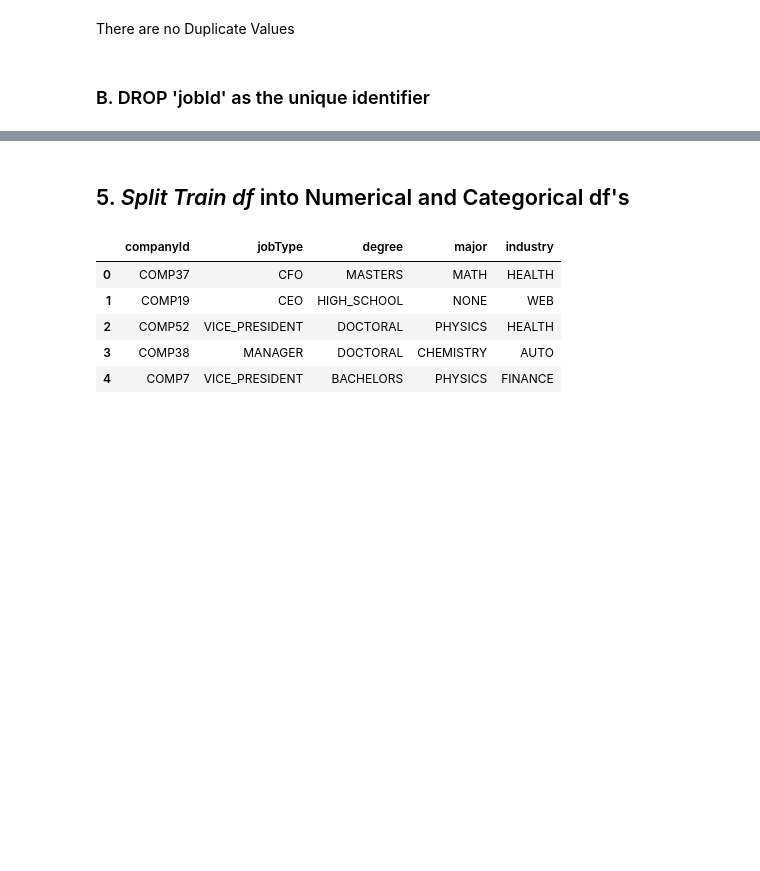
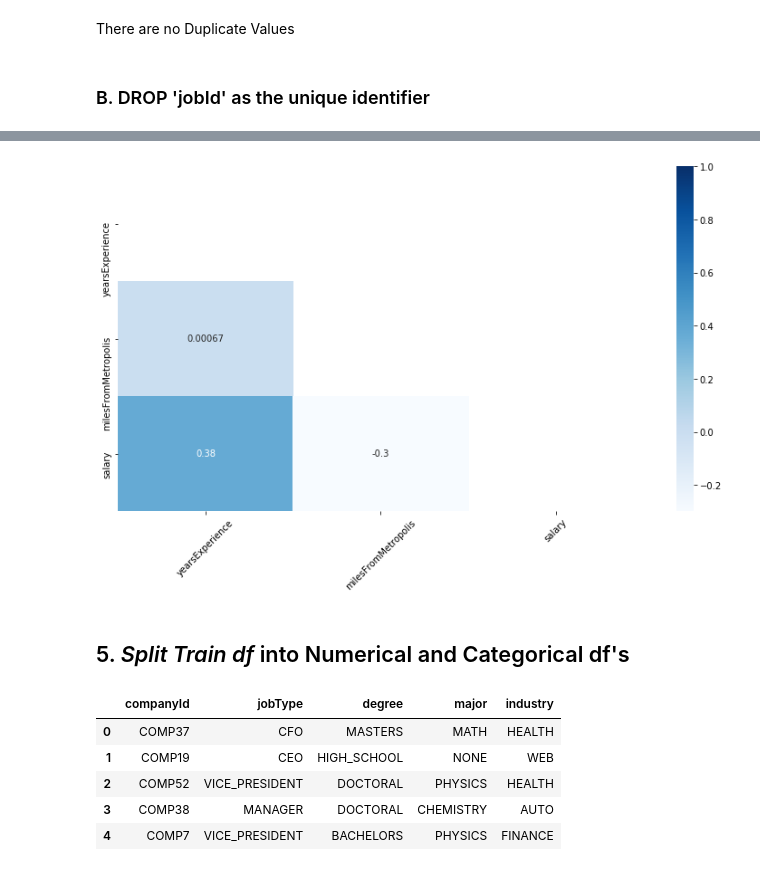
Before and after one commit to siddley1001/SalaryPrediction, a Jupyter notebook: Exploratory Data Analysis (EDA).ipynb, the cells around one changed output, grey strips where cells are left out. Drawn from its saved outputs; the diff is of its cells as text; code cells hidden in the pictures; blank space fills up the shorter version.

```diff
--- a/Exploratory Data Analysis (EDA).ipynb
+++ b/Exploratory Data Analysis (EDA).ipynb
@@ -139,6 +145,15 @@ train_full.head()
 | 2 | COMP52 | VICE_PRESIDENT | DOCTORAL | PHYSICS | HEALTH | 10 | 38 | 137 |
 | 3 | COMP38 | MANAGER | DOCTORAL | CHEMISTRY | AUTO | 8 | 17 | 142 |
 | 4 | COMP7 | VICE_PRESIDENT | BACHELORS | PHYSICS | FINANCE | 8 | 16 | 163 |
+# %%
+figure = plt.figure(figsize = (13,7))
+num_corr = train_full.corr()
+mask = np.triu(np.ones_like(num_corr, dtype=bool))
+sns.heatmap(data= num_corr, annot = True, cmap = 'Blues', mask = mask)
+plt.xticks(rotation = 45)
+plt.show()
+# %% [output]
+[figure, added]
 # %% [markdown]
 ## 5. <i>Split Train df</i> into Numerical and Categorical df's<a name = "splitdf"></a>
 # %%
```
Also changed, not shown: parts of 14 cells of this notebook.
